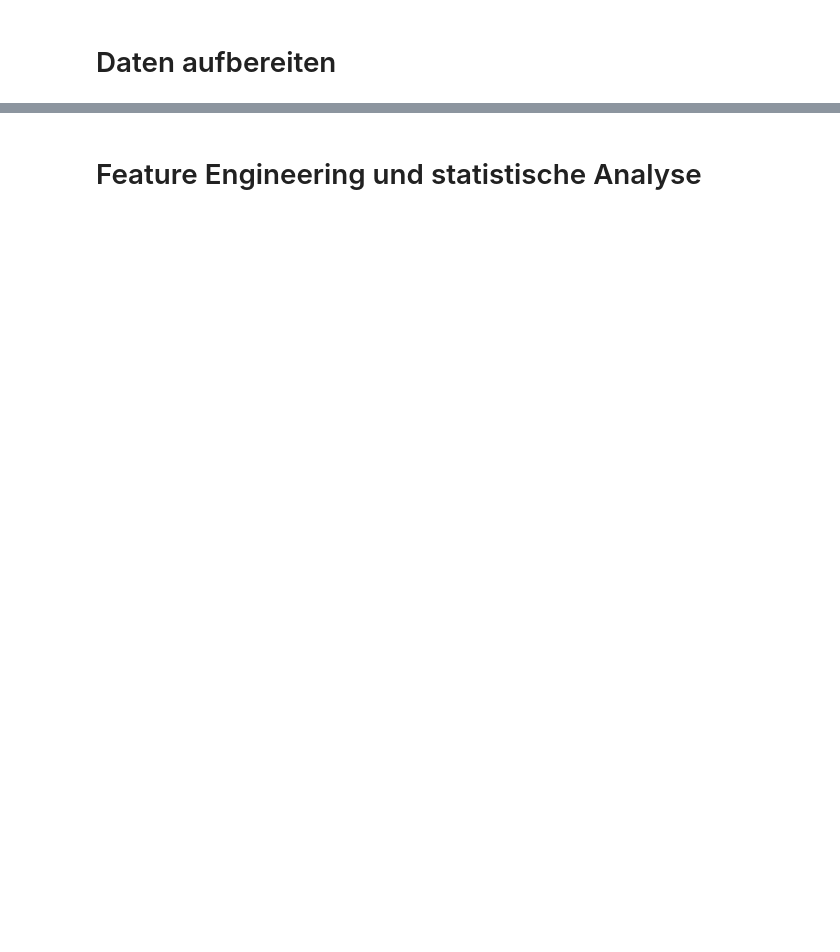
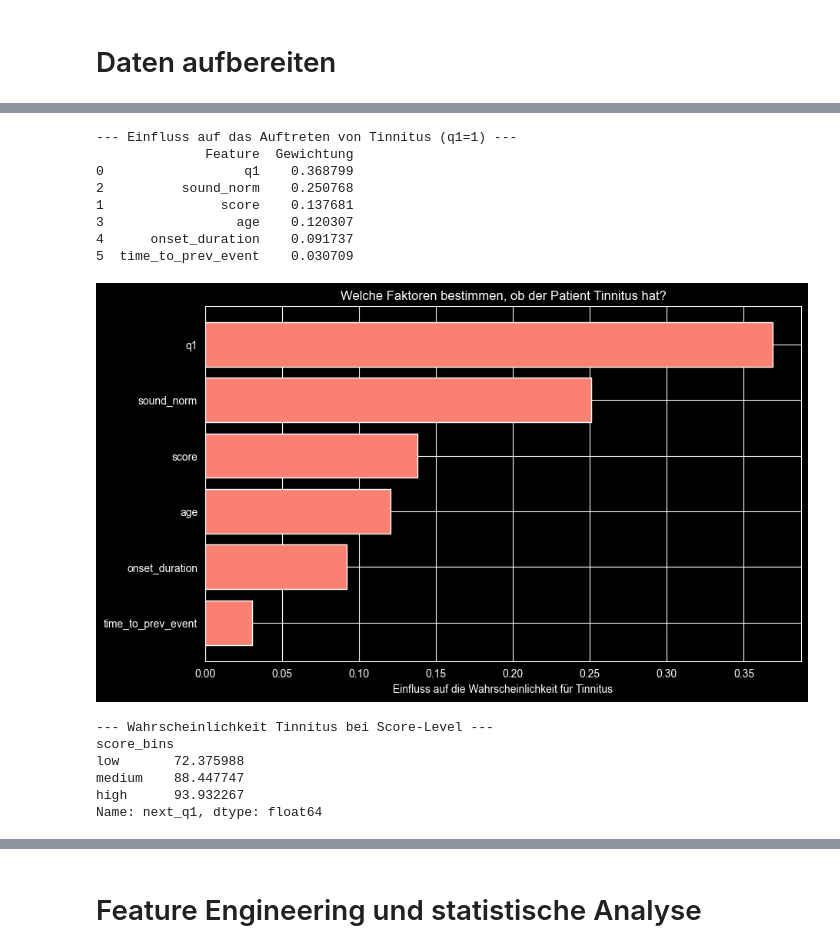
Before and after one commit to berielias-cpu/MasterArbeit, a Jupyter notebook: Masterarbeit/01_EDA_V2.0.ipynb, the cells around one changed output, grey strips where cells are left out. Drawn from its saved outputs; the diff is of its cells as text; code cells hidden in the pictures; blank space fills up the shorter version.

Commit message:
Einfluss einzelner Werte auf künftigen q1 Wert angeschaut und eingebaut

```diff
--- a/Masterarbeit/01_EDA_V2.0.ipynb
+++ b/Masterarbeit/01_EDA_V2.0.ipynb
@@ -471,0 +273,79 @@ plt.show()
+# %%
+# Score berechnen (ohne q1, q4 und q8)
+df["score"] = df[["q2","q3","q5","q6","q7"]].sum(axis=1)
+
+# Kategorien definieren
+def categorize(score):
+    if score <= 17:
+        return "low"
+    elif score <= 34:
+        return "medium"
+    else:
+        return "high"
+
+df["concept:name"] = df["score"].apply(categorize)
+# %%
+# Fix für #ZAHL! bei onset_duration
+# Alle nicht-numerischen Werte in onset_duration zu NaN machen
+df["onset_duration"] = pd.to_numeric(df["onset_duration"], errors="coerce")
+# %%
+## Klassifikations-Analyse: Was beeinflusst das Tinnitus-Auftreten (q1)?
+# 1. Daten vorbereiten
+# Wir wollen vorhersagen, ob q1 beim NÄCHSTEN Termin 1 ist (Tinnitus vorhanden)
+df['next_q1'] = df.groupby('user_id')['q1'].shift(-1)
+
+# Features: Wir nutzen den Score, Sound, Alter, etc. von HEUTE
+features_clf = ["q1", "score", "sound_norm", "age", "onset_duration", "time_to_prev_event"]
+target_clf = "next_q1"
+
+# Daten bereinigen (nur vollständige Zeilen für Klassifikation)
+df_clf = df[features_clf + [target_clf]].dropna()
+X_clf = df_clf[features_clf]
+y_clf = df_clf[target_clf].astype(int)  # Sicherstellen, dass es 0 oder 1 ist
+
+# 2. Random Forest Classifier trainieren
+from sklearn.ensemble import RandomForestClassifier
+
+clf = RandomForestClassifier(n_estimators=100, random_state=42)
+clf.fit(X_clf, y_clf)
+
+# 3. Einflussfaktoren (Feature Importance)
+importances_clf = pd.DataFrame({
+    "Feature": features_clf,
+    "Gewichtung": clf.feature_importances_
+}).sort_values(by="Gewichtung", ascending=False)
+
+print("\n--- Einfluss auf das Auftreten von Tinnitus (q1=1) ---")
+print(importances_clf)
+
+# 4. Visualisierung der Einflussfaktoren
+plt.figure(figsize=(10, 6))
+plt.barh(importances_clf["Feature"], importances_clf["Gewichtung"], color="salmon")
+plt.xlabel("Einfluss auf die Wahrscheinlichkeit für Tinnitus")
+plt.title("Welche Faktoren bestimmen, ob der Patient Tinnitus hat?")
+plt.gca().invert_yaxis()
+plt.show()
+
+# 5. Wahrscheinlichkeits-Check (Score-Einfluss)
+# Wir gruppieren nach Score-Bereichen und schauen, wie hoch die Tinnitus-Rate ist
+df_clf['score_bins'] = pd.cut(df_clf['score'], bins=[0, 17, 34, 50], labels=["low", "medium", "high"])
+prob_table = df_clf.groupby('score_bins', observed=True)['next_q1'].mean() * 100
+
+print("\n--- Wahrscheinlichkeit Tinnitus bei Score-Level ---")
+print(prob_table)
+# %% [output]
+--- Einfluss auf das Auftreten von Tinnitus (q1=1) ---
+              Feature  Gewichtung
+0                  q1    0.368799
+2          sound_norm    0.250768
+1               score    0.137681
+3                 age    0.120307
+4      onset_duration    0.091737
+5  time_to_prev_event    0.030709
+[figure, added]
+--- Wahrscheinlichkeit Tinnitus bei Score-Level ---
+score_bins
+low       72.375988
+medium    88.447747
+high      93.932267
+Name: next_q1, dtype: float64
```
Also changed, not shown: parts of 49 cells of this notebook.
